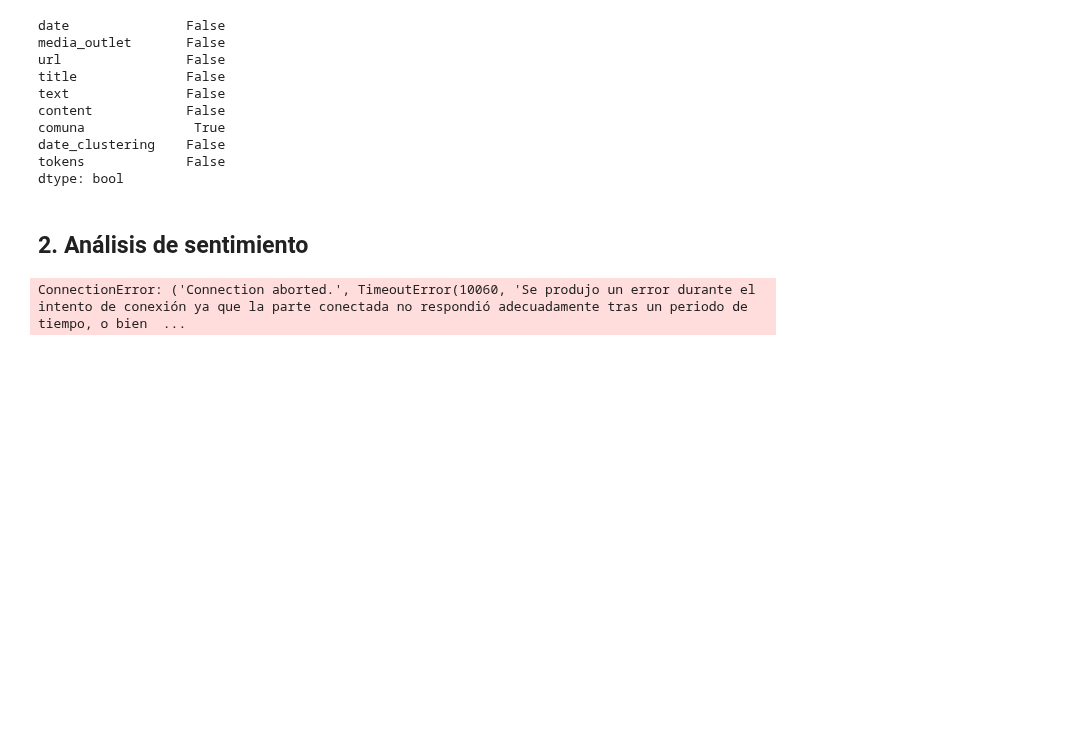
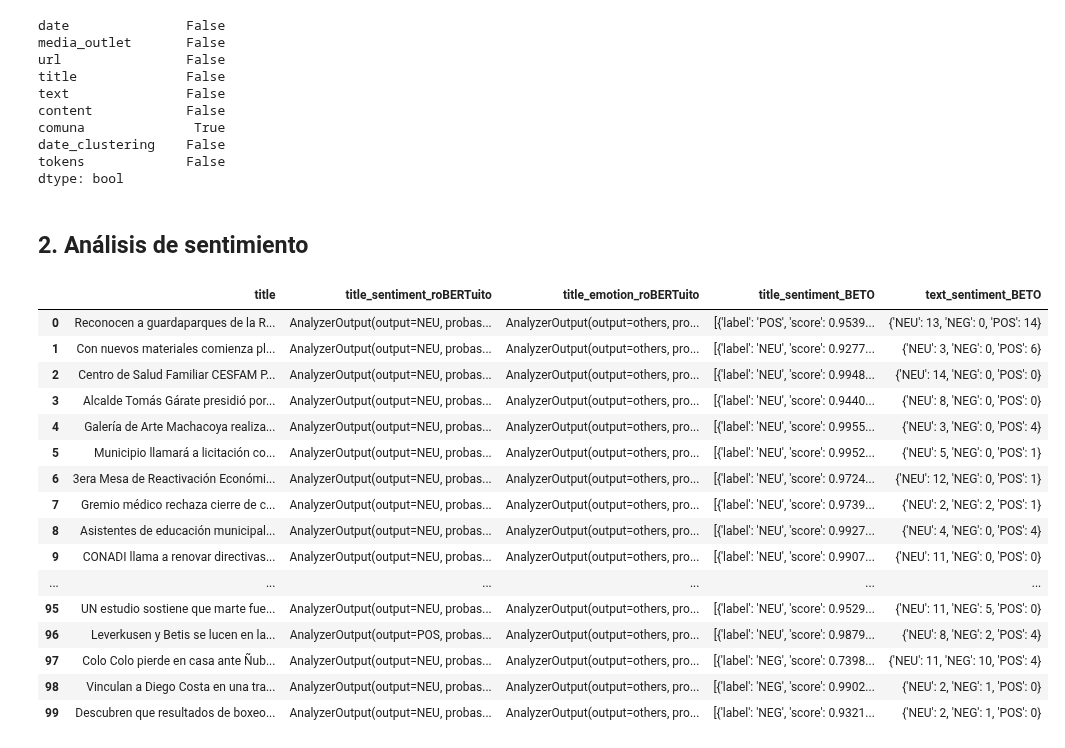
Before and after one commit to recmera/transformers-news-analysis, a Jupyter notebook: LosLagos-case-study.ipynb, the cells around one changed output. Drawn from its saved outputs; the diff is of its cells as text; code cells hidden in the pictures; blank space fills up the shorter version.

```diff
--- a/LosLagos-case-study.ipynb
+++ b/LosLagos-case-study.ipynb
@@ -65,3 +33,7 @@ dtype: bool
 #!pip install pysentimiento
 # %%
 sub = df.copy()
+sub['title_sentiment_roBERTuito'] = ""
+sub['title_emotion_roBERTuito'] = ""
+sub['title_sentiment_BETO'] = ""
+sub['text_sentiment_BETO'] = ""
@@ -68,20 +45,48 @@ sub = df.copy()
+# %%
+# BETO
+from transformers import AutoTokenizer, AutoModelForSequenceClassification, pipeline
+model_name = "finiteautomata/beto-sentiment-analysis"
+model = AutoModelForSequenceClassification.from_pretrained(model_name)
+tokenizer = AutoTokenizer.from_pretrained(model_name)
+nlp = pipeline("sentiment-analysis", model=model, tokenizer=tokenizer)
 # %%
-from pysentimiento import create_analyzer
-sentiment_analyzer = create_analyzer(task="sentiment", lang="es")
-emotion_analyzer = create_analyzer(task="emotion", lang="es")
-#hate_speech_analyzer = create_analyzer(task="hate_speech", lang="es")
+for index, row in tqdm(sub.iterrows(), desc='sub rows - sentiment', total=sub.shape[0]):
+    # análisis del título de la noticia
+    sub.at[index, "title_sentiment_roBERTuito"] = sentiment_analyzer.predict(row['title'])
+    sub.at[index, "title_emotion_roBERTuito"] = emotion_analyzer.predict(row['title'])
+    sub.at[index, 'title_sentiment_BETO'] = nlp(row['title'])
 
-sub['title_sentiment'] = ""
-sub['title_emotion'] = ""
-#sub['title_hate_speech'] = ""
+    # análisis del cuerpo de la noticia
+    count_neutral = 0
+    count_negative = 0
+    count_positive = 0
+    partition = row['text'].split(".")
+    for text in partition:
+        # Analizamos su sentimiento
+        sentiment_value = nlp(text)
+        if sentiment_value[0].get('label') == "NEU": count_neutral=count_neutral+1
+        if sentiment_value[0].get('label') == "NEG": count_negative=count_negative+1
+        if sentiment_value[0].get('label') == "POS": count_positive=count_positive+1
 
-for index, row in tqdm(sub.iterrows(), desc='sub rows - sentiment', total=sub.shape[0]):
-    # Insertamos en dataframe
-    sub.at[index, "title_sentiment"] = sentiment_analyzer.predict(row['title'])
-    sub.at[index, "title_emotion"] = emotion_analyzer.predict(row['title'])
-    #sub.at[index, "title_hate_speech"] = hate_speech_analyzer.predict(row['title'])
+    sub.at[index, "text_sentiment_BETO"] = {"NEU": count_neutral, "NEG": count_negative, "POS": count_positive}
-# %% [output]
-ConnectionError: ('Connection aborted.', TimeoutError(10060, 'Se produjo un error durante el intento de conexión ya que la parte conectada no respondió adecuadamente tras un periodo de tiempo, o bien  ...
 # %%
 pd.set_option("display.max_rows", None, "display.max_columns", None, 'display.max_colwidth', None)
-sub[['title','title_sentiment', 'title_emotion', 'title_hate_speech']]
+sub[['title','title_sentiment_roBERTuito', 'title_emotion_roBERTuito','title_sentiment_BETO',"text_sentiment_BETO"]]
+# %% [output]
+|  | title | title_sentiment_roBERTuito | title_emotion_roBERTuito | title_sentiment_BETO | text_sentiment_BETO |
+| 0 | Reconocen a guardaparques de la R... | AnalyzerOutput(output=NEU, probas... | AnalyzerOutput(output=others, pro... | [{'label': 'POS', 'score': 0.9539... | {'NEU': 13, 'NEG': 0, 'POS': 14} |
+| 1 | Con nuevos materiales comienza pl... | AnalyzerOutput(output=NEU, probas... | AnalyzerOutput(output=others, pro... | [{'label': 'NEU', 'score': 0.9277... | {'NEU': 3, 'NEG': 0, 'POS': 6} |
+| 2 | Centro de Salud Familiar CESFAM P... | AnalyzerOutput(output=NEU, probas... | AnalyzerOutput(output=others, pro... | [{'label': 'NEU', 'score': 0.9948... | {'NEU': 14, 'NEG': 0, 'POS': 0} |
+| 3 | Alcalde Tomás Gárate presidió por... | AnalyzerOutput(output=NEU, probas... | AnalyzerOutput(output=others, pro... | [{'label': 'NEU', 'score': 0.9440... | {'NEU': 8, 'NEG': 0, 'POS': 0} |
+| 4 | Galería de Arte Machacoya realiza... | AnalyzerOutput(output=NEU, probas... | AnalyzerOutput(output=others, pro... | [{'label': 'NEU', 'score': 0.9955... | {'NEU': 3, 'NEG': 0, 'POS': 4} |
+| 5 | Municipio llamará a licitación co... | AnalyzerOutput(output=NEU, probas... | AnalyzerOutput(output=others, pro... | [{'label': 'NEU', 'score': 0.9952... | {'NEU': 5, 'NEG': 0, 'POS': 1} |
+| 6 | 3era Mesa de Reactivación Económi... | AnalyzerOutput(output=NEU, probas... | AnalyzerOutput(output=others, pro... | [{'label': 'NEU', 'score': 0.9724... | {'NEU': 12, 'NEG': 0, 'POS': 1} |
+| 7 | Gremio médico rechaza cierre de c... | AnalyzerOutput(output=NEU, probas... | AnalyzerOutput(output=others, pro... | [{'label': 'NEU', 'score': 0.9739... | {'NEU': 2, 'NEG': 2, 'POS': 1} |
+| 8 | Asistentes de educación municipal... | AnalyzerOutput(output=NEU, probas... | AnalyzerOutput(output=others, pro... | [{'label': 'NEU', 'score': 0.9927... | {'NEU': 4, 'NEG': 0, 'POS': 4} |
+| 9 | CONADI llama a renovar directivas... | AnalyzerOutput(output=NEU, probas... | AnalyzerOutput(output=others, pro... | [{'label': 'NEU', 'score': 0.9907... | {'NEU': 11, 'NEG': 0, 'POS': 0} |
+| ... | ... | ... | ... | ... | ... |
+| 95 | UN estudio sostiene que marte fue... | AnalyzerOutput(output=NEU, probas... | AnalyzerOutput(output=others, pro... | [{'label': 'NEU', 'score': 0.9529... | {'NEU': 11, 'NEG': 5, 'POS': 0} |
+| 96 | Leverkusen y Betis se lucen en la... | AnalyzerOutput(output=POS, probas... | AnalyzerOutput(output=others, pro... | [{'label': 'NEU', 'score': 0.9879... | {'NEU': 8, 'NEG': 2, 'POS': 4} |
+| 97 | Colo Colo pierde en casa ante Ñub... | AnalyzerOutput(output=NEU, probas... | AnalyzerOutput(output=others, pro... | [{'label': 'NEG', 'score': 0.7398... | {'NEU': 11, 'NEG': 10, 'POS': 4} |
+| 98 | Vinculan a Diego Costa en una tra... | AnalyzerOutput(output=NEU, probas... | AnalyzerOutput(output=others, pro... | [{'label': 'NEG', 'score': 0.9902... | {'NEU': 2, 'NEG': 1, 'POS': 0} |
+| 99 | Descubren que resultados de boxeo... | AnalyzerOutput(output=NEU, probas... | AnalyzerOutput(output=others, pro... | [{'label': 'NEG', 'score': 0.9321... | {'NEU': 2, 'NEG': 1, 'POS': 0} |
```
Also changed, not shown: parts of 4 cells of this notebook.
